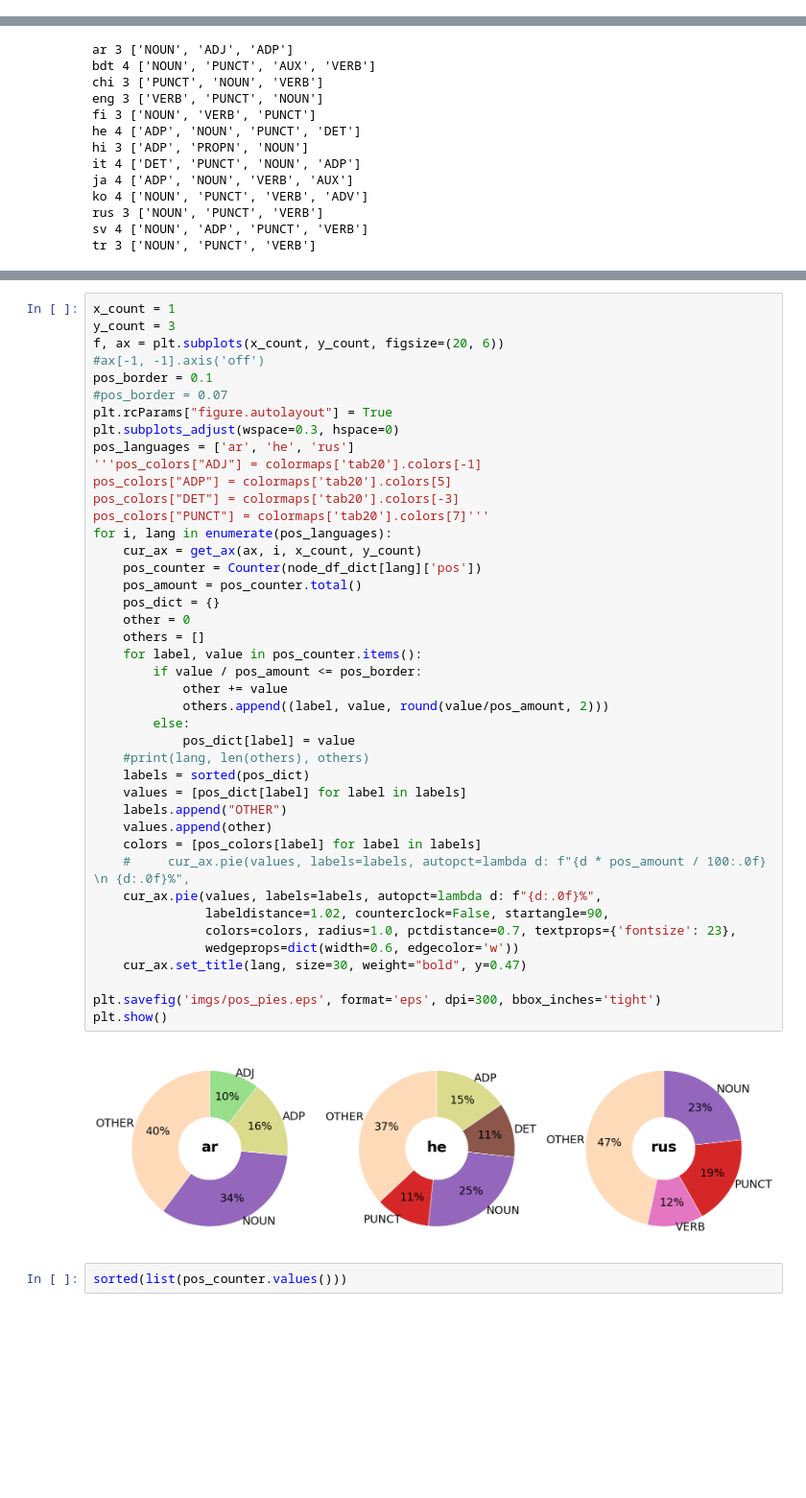
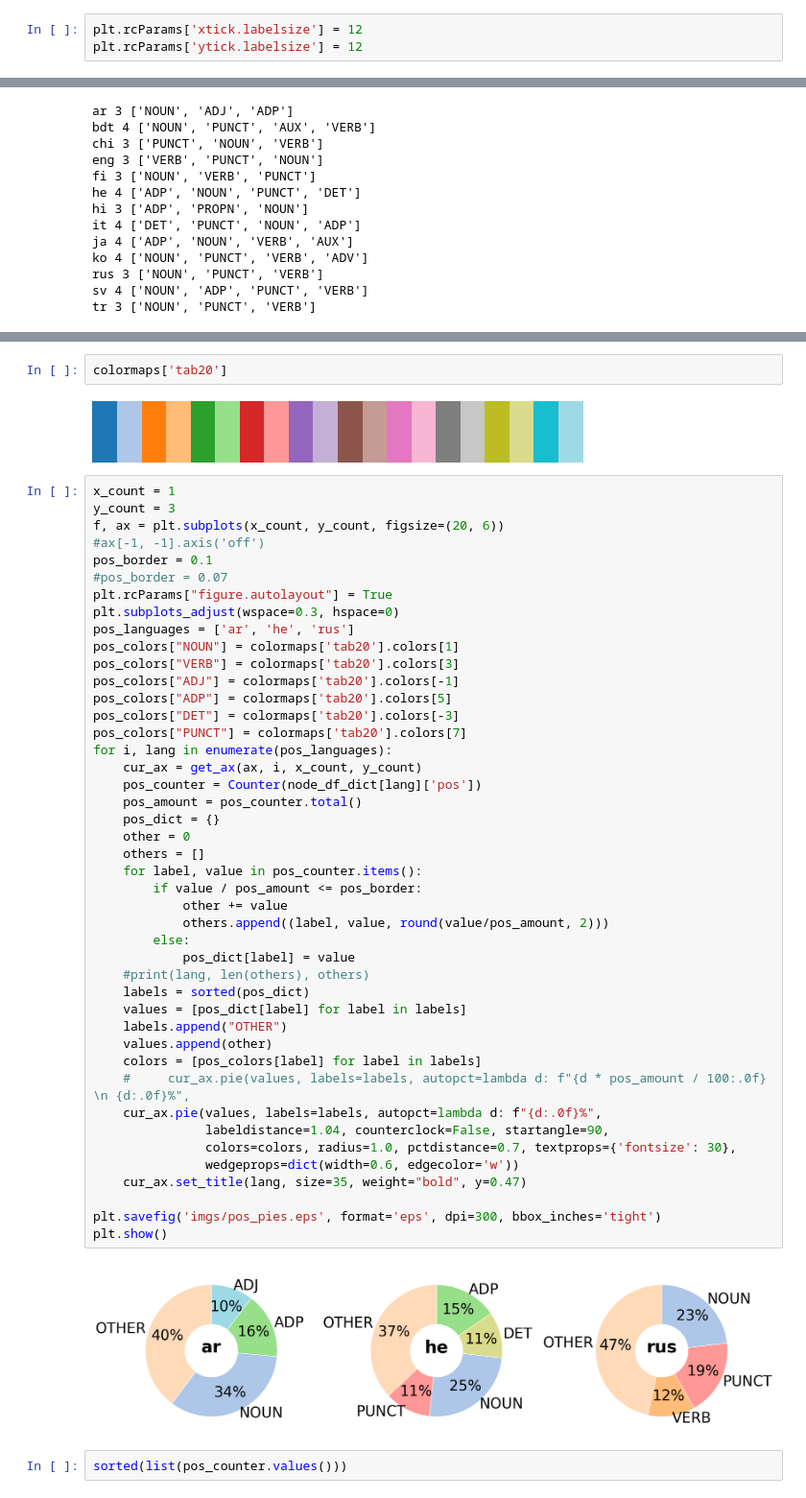
Before and after one commit to Derinhelm/treebank_statistics, a Jupyter notebook: treebank_stat.ipynb, the cells around one changed output, grey strips where cells are left out. Shown at 96% size. Saved outputs shown, nothing was run; the diff lists cells and outputs as text; blank space fills up the shorter version.

```diff
--- a/treebank_stat.ipynb
+++ b/treebank_stat.ipynb
@@ -332,3 +367,6 @@ WARNING:matplotlib.backends.backend_ps:The PostScript backend does not support t
+# %%
+plt.rcParams['xtick.labelsize'] = 12
+plt.rcParams['ytick.labelsize'] = 12
 # %%
 plt.rcParams['font.size'] = 12
 plt.rcParams['font.weight'] = "normal"
@@ -517,6 +555,10 @@ ko  0.57 ['NOUN', 'PUNCT', 'NUM', 'VERB', 'ADV', 'ADP', 'ADJ', 'PRON']
 rus  0.88 ['ADP', 'ADJ', 'NOUN', 'PROPN', 'PUNCT', 'VERB', 'NUM', 'CCONJ', 'ADV', 'PART', 'DET', 'AUX', 'PRON', 'SCONJ', 'SYM']
 sv  0.82 ['DET', 'ADJ', 'NOUN', 'AUX', 'ADP', 'NUM', 'PUNCT', 'CCONJ', 'PROPN', 'VERB', 'PRON', 'ADV', 'PART', 'SCONJ']
 tr  0.86 ['NOUN', 'PUNCT', 'PRON', 'AUX', 'ADJ', 'VERB', 'PROPN', 'CCONJ', 'ADV', 'DET', 'NUM', 'ADP']
+# %%
+colormaps['tab20']
+# %% [output]
+[figure, added]
 # %%
 x_count = 1
 y_count = 3
@@ -527,40 +569,42 @@ pos_border = 0.1
 plt.rcParams["figure.autolayout"] = True
 plt.subplots_adjust(wspace=0.3, hspace=0)
 pos_languages = ['ar', 'he', 'rus']
-'''pos_colors["ADJ"] = colormaps['tab20'].colors[-1]
+pos_colors["NOUN"] = colormaps['tab20'].colors[1]
+pos_colors["VERB"] = colormaps['tab20'].colors[3]
+pos_colors["ADJ"] = colormaps['tab20'].colors[-1]
 pos_colors["ADP"] = colormaps['tab20'].colors[5]
 pos_colors["DET"] = colormaps['tab20'].colors[-3]
-pos_colors["PUNCT"] = colormaps['tab20'].colors[7]'''
+pos_colors["PUNCT"] = colormaps['tab20'].colors[7]
 for i, lang in enumerate(pos_languages):
     cur_ax = get_ax(ax, i, x_count, y_count)
     pos_counter = Counter(node_df_dict[lang]['pos'])
     pos_amount = pos_counter.total()
     pos_dict = {}
     other = 0
     others = []
     for label, value in pos_counter.items():
         if value / pos_amount <= pos_border:
             other += value
             others.append((label, value, round(value/pos_amount, 2)))
         else:
             pos_dict[label] = value
     #print(lang, len(others), others)
     labels = sorted(pos_dict)
     values = [pos_dict[label] for label in labels]
     labels.append("OTHER")
     values.append(other)
     colors = [pos_colors[label] for label in labels]
     #     cur_ax.pie(values, labels=labels, autopct=lambda d: f"{d * pos_amount / 100:.0f} \n {d:.0f}%",
     cur_ax.pie(values, labels=labels, autopct=lambda d: f"{d:.0f}%",
-               labeldistance=1.02, counterclock=False, startangle=90,
-               colors=colors, radius=1.0, pctdistance=0.7, textprops={'fontsize': 23},
+               labeldistance=1.04, counterclock=False, startangle=90,
+               colors=colors, radius=1.0, pctdistance=0.7, textprops={'fontsize': 30},
                wedgeprops=dict(width=0.6, edgecolor='w'))
-    cur_ax.set_title(lang, size=30, weight="bold", y=0.47)
+    cur_ax.set_title(lang, size=35, weight="bold", y=0.47)
 
 plt.savefig('imgs/pos_pies.eps', format='eps', dpi=300, bbox_inches='tight')
 plt.show()
 # %% [output]
-[figure, old version]
+[figure, new version]
 # %%
 sorted(list(pos_counter.values()))
 # %% [output]
```
Also changed, not shown: parts of 9 cells of this notebook.
